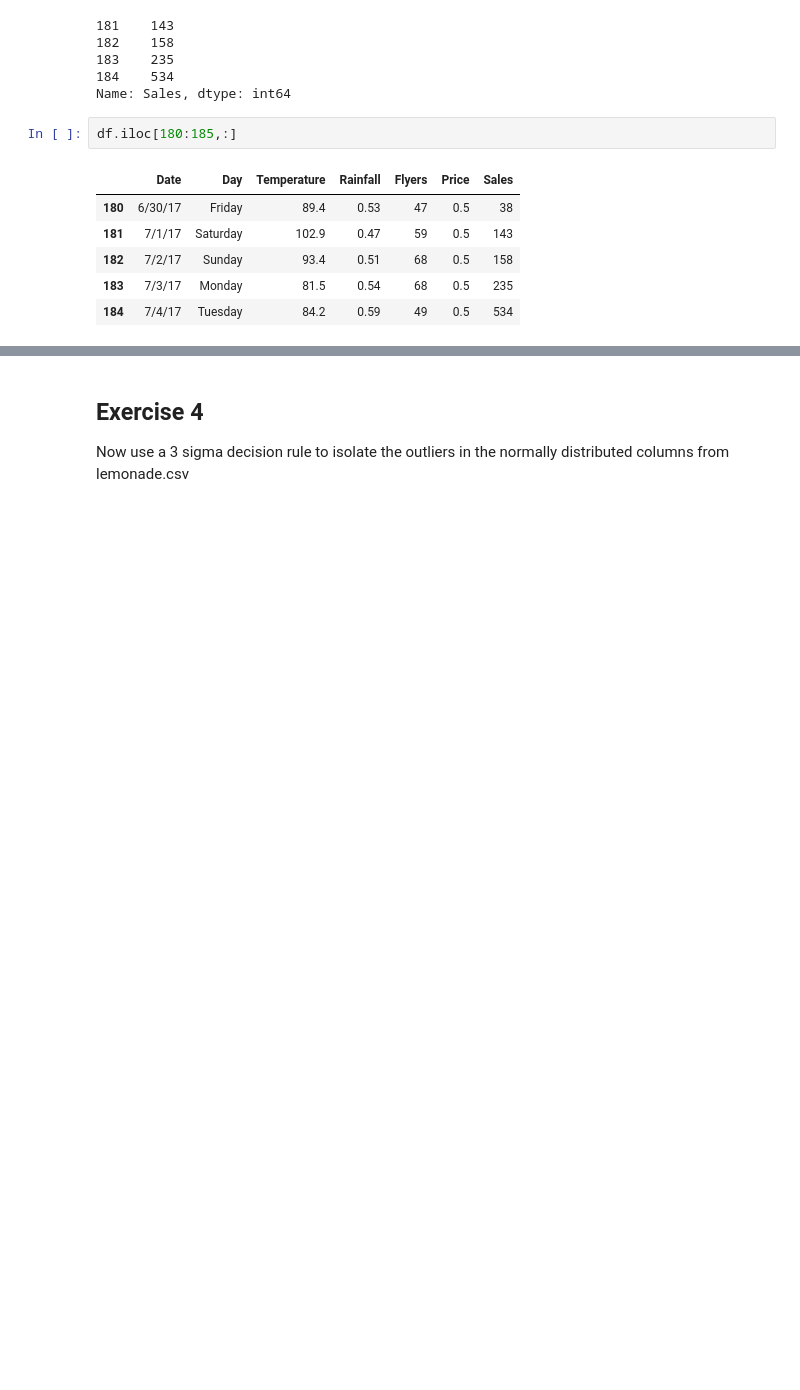
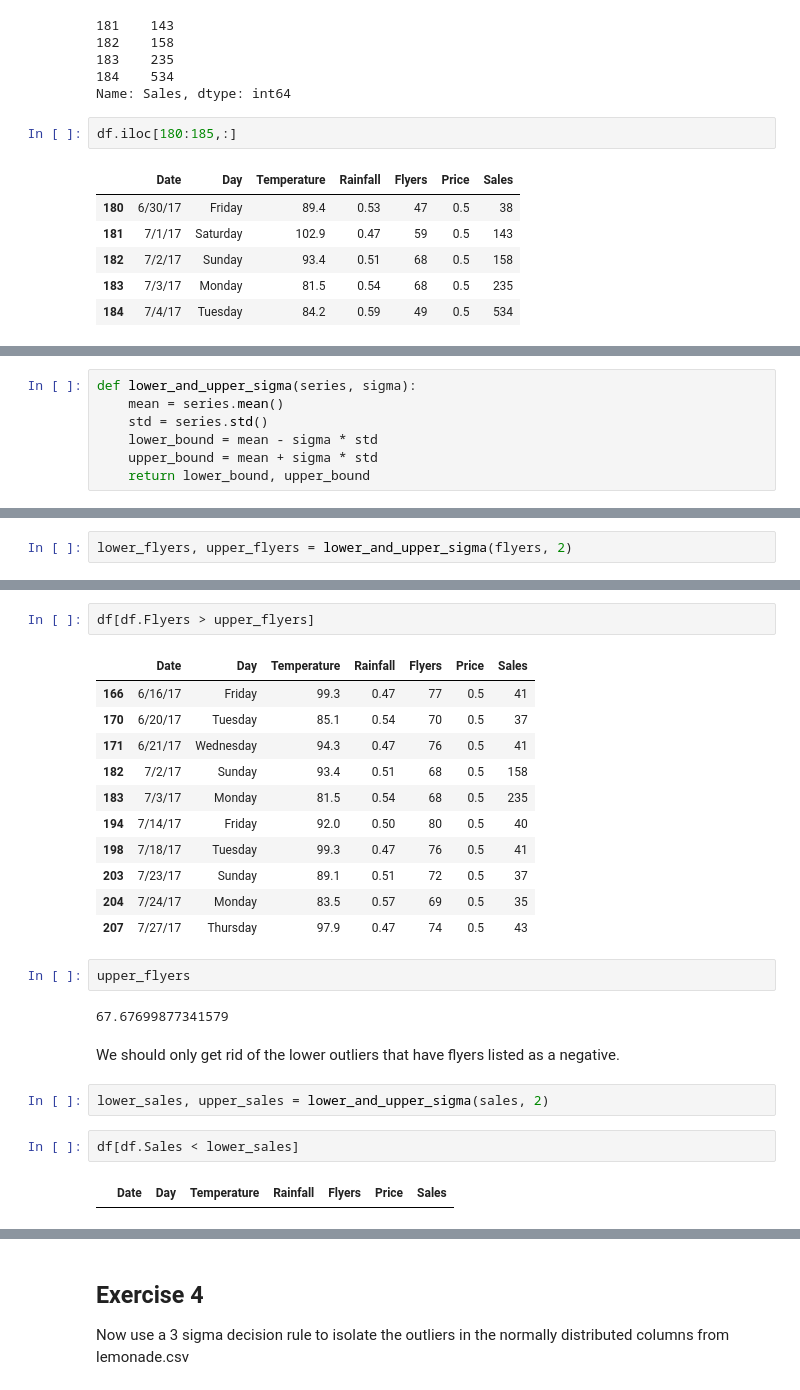
Before and after one commit to gilbert-noriega-ii/anomaly-detection-exercises, a Jupyter notebook: continuous_probabilistic_methods.ipynb, the cells around one changed output, grey strips where cells are left out. Saved outputs shown, nothing was run; the diff lists cells and outputs as text; blank space fills up the shorter version.

```diff
--- a/continuous_probabilistic_methods.ipynb
+++ b/continuous_probabilistic_methods.ipynb
@@ -189,0 +348,7 @@ Should certain outliers be kept or removed?
+# %%
+def lower_and_upper_sigma(series, sigma):
+    mean = series.mean()
+    std = series.std()
+    lower_bound = mean - sigma * std
+    upper_bound = mean + sigma * std
+    return lower_bound, upper_bound
@@ -189,0 +377,2 @@ Should certain outliers be kept or removed?
+# %%
+lower_flyers, upper_flyers = lower_and_upper_sigma(flyers, 2)
@@ -189,0 +386,26 @@ Should certain outliers be kept or removed?
+# %%
+df[df.Flyers > upper_flyers]
+# %% [output]
+|  | Date | Day | Temperature | Rainfall | Flyers | Price | Sales |
+| 166 | 6/16/17 | Friday | 99.3 | 0.47 | 77 | 0.5 | 41 |
+| 170 | 6/20/17 | Tuesday | 85.1 | 0.54 | 70 | 0.5 | 37 |
+| 171 | 6/21/17 | Wednesday | 94.3 | 0.47 | 76 | 0.5 | 41 |
+| 182 | 7/2/17 | Sunday | 93.4 | 0.51 | 68 | 0.5 | 158 |
+| 183 | 7/3/17 | Monday | 81.5 | 0.54 | 68 | 0.5 | 235 |
+| 194 | 7/14/17 | Friday | 92.0 | 0.50 | 80 | 0.5 | 40 |
+| 198 | 7/18/17 | Tuesday | 99.3 | 0.47 | 76 | 0.5 | 41 |
+| 203 | 7/23/17 | Sunday | 89.1 | 0.51 | 72 | 0.5 | 37 |
+| 204 | 7/24/17 | Monday | 83.5 | 0.57 | 69 | 0.5 | 35 |
+| 207 | 7/27/17 | Thursday | 97.9 | 0.47 | 74 | 0.5 | 43 |
+# %%
+upper_flyers
+# %% [output]
+67.67699877341579
+# %% [markdown]
+We should only get rid of the lower outliers that have flyers listed as a negative.
+# %%
+lower_sales, upper_sales = lower_and_upper_sigma(sales, 2)
+# %%
+df[df.Sales < lower_sales]
+# %% [output]
+|  | Date | Day | Temperature | Rainfall | Flyers | Price | Sales |
```
Also changed, not shown: parts of 50 cells of this notebook.
